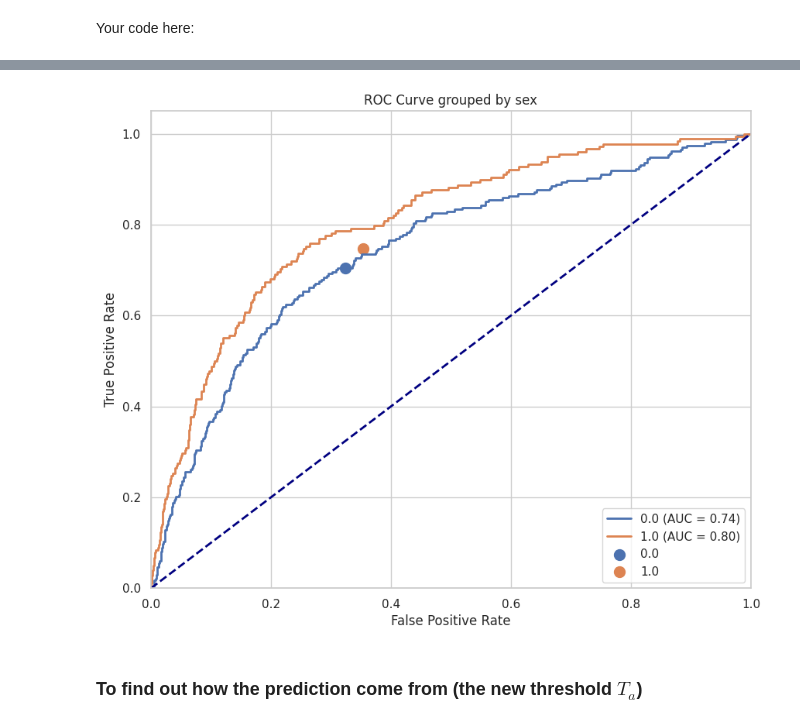
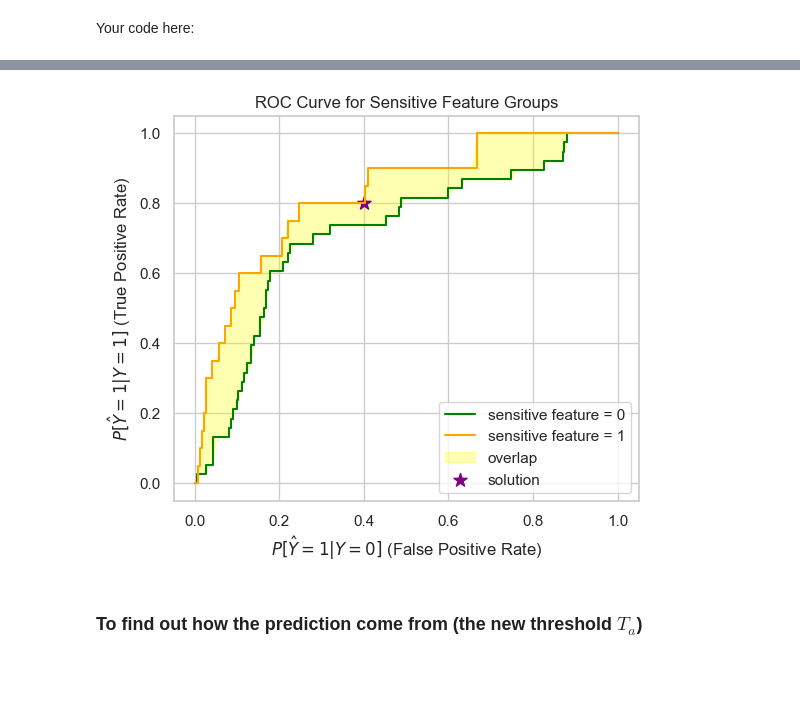
Before and after one commit to johan-bh/ResponsibleAI_Project1, a Jupyter notebook: exercise.ipynb, the cells around one changed output, grey strips where cells are left out. Saved outputs shown, nothing was run; the diff lists cells and outputs as text; code cells hidden in the pictures; blank space fills up the shorter version.

```diff
--- a/exercise.ipynb
+++ b/exercise.ipynb
@@ -400,9 +451,59 @@ sensitive_feature_0
-# %%
-plot_roc_simple(test_lab, test_prob, test_a, y_pred_fair_test,
-        sensitive_attribute_name = 'sex',
-        )
-# %% [output]
-[figure, removed]
+# %%
+import torch
+import numpy as np
+from sklearn.metrics import roc_curve
+import numpy as np
+
+subset_size = 1000
+
+# Get random indices for the subset
+subset_indices = torch.randperm(X_test_2D.shape[0])[:subset_size]
+
+# Select the subset from X_test_2D, y_test, and a_test
+X_test_2D_subset = X_test_2D[subset_indices]
+y_test_subset = y_test[subset_indices]
+a_test_subset = a_test[subset_indices]
+
+# Predict probabilities on the subset using predict_proba (ensure your model supports this)
+y_test_proba_subset = classifier_fake.predict_proba(X_test_2D_subset)
+
+# Calculate ROC curve values for sensitive feature groups
+# Assuming y_test_proba_subset[:, 1] gives the probabilities for the positive class (class 1)
+fpr0, tpr0, _ = roc_curve(y_test_subset[a_test_subset == 0].cpu().numpy(), y_test_proba_subset[a_test_subset == 0, 1])
+fpr1, tpr1, _ = roc_curve(y_test_subset[a_test_subset == 1].cpu().numpy(), y_test_proba_subset[a_test_subset == 1, 1])
+
+
+# Determine the common range of fpr values for both ROC curves
+fpr_common = np.linspace(0, 1, 100)
+
+# Interpolate the tpr values to match the common fpr
+tpr0_interp = np.interp(fpr_common, fpr0, tpr0)
+tpr1_interp = np.interp(fpr_common, fpr1, tpr1)
+
+# Now you can safely use fill_between with tpr0_interp and tpr1_interp
+plt.figure(figsize=(6, 5))
+
+# Plot the original ROC curves for sensitive feature groups
+plt.plot(fpr0, tpr0, label='sensitive feature = 0', color='green')
+plt.plot(fpr1, tpr1, label='sensitive feature = 1', color='orange')
+
+# Highlight overlap between the two ROC curves (after interpolation)
+plt.fill_between(fpr_common, tpr0_interp, tpr1_interp, where=(tpr0_interp < tpr1_interp),
+                 color='yellow', alpha=0.3, label='overlap')
+
+# Mark a specific solution point (example point)
+plt.scatter([0.4], [0.8], color='purple', marker='*', s=100, label='solution')
+
+# Label axes and title
+plt.xlabel(r"$P[\hat{Y} = 1 | Y = 0]$ (False Positive Rate)")
+plt.ylabel(r"$P[\hat{Y} = 1 | Y = 1]$ (True Positive Rate)")
+plt.legend()
+plt.title('ROC Curve for Sensitive Feature Groups')
+
+# Display the plot
+plt.show()
+# %% [output]
+[figure, added]
 # %% [markdown]
 ### To find out how the prediction come from (the new threshold $T_a$)
 # %%
```
Also changed, not shown: parts of 15 cells of this notebook, 2 other files.
